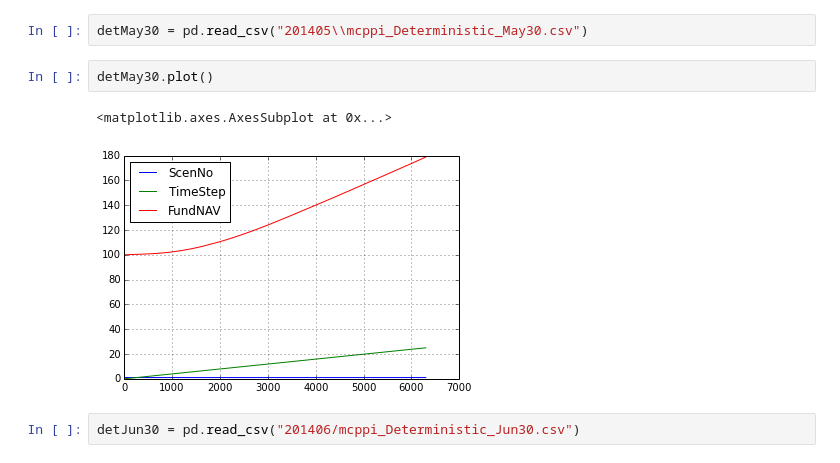
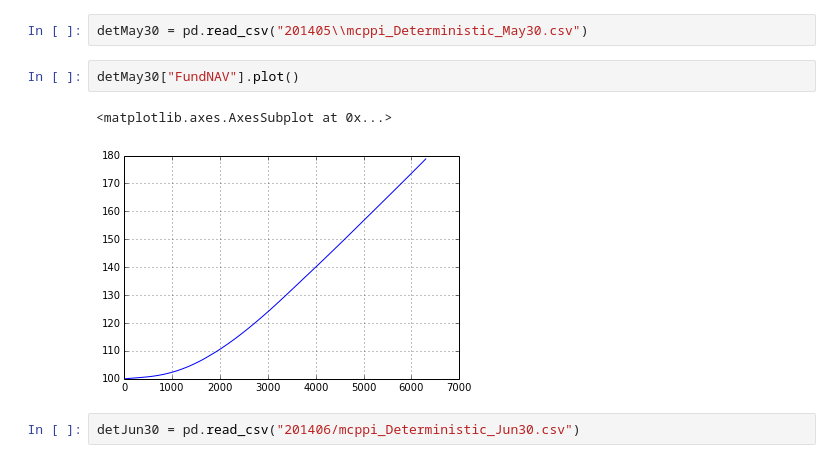
Before and after one commit to ZaighumRajput/IPython, a Jupyter notebook: Finance/McppiScenarios.ipynb, the cells around one changed output. Cells and saved outputs as stored; diff of their text form.

```diff
--- a/Finance/McppiScenarios.ipynb
+++ b/Finance/McppiScenarios.ipynb
@@ -13,10 +7,10 @@ os.chdir("C:\\MCPPI Data\\Test\\")
 # %%
 detMay30 = pd.read_csv("201405\\mcppi_Deterministic_May30.csv")
 # %%
-detMay30.plot()
+detMay30["FundNAV"].plot()
 # %% [output]
 <matplotlib.axes.AxesSubplot at 0x...>
-[figure, old version]
+[figure, new version]
 # %%
 detJun30 = pd.read_csv("201406/mcppi_Deterministic_Jun30.csv")
 # %%
```
Also changed, not shown: parts of 6 cells of this notebook, 1 other file.
